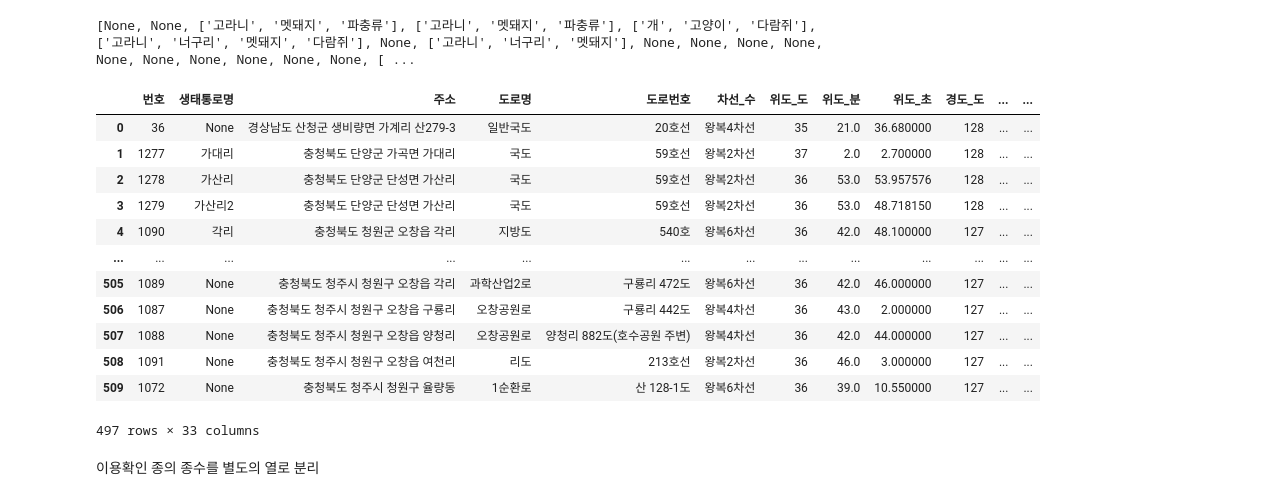
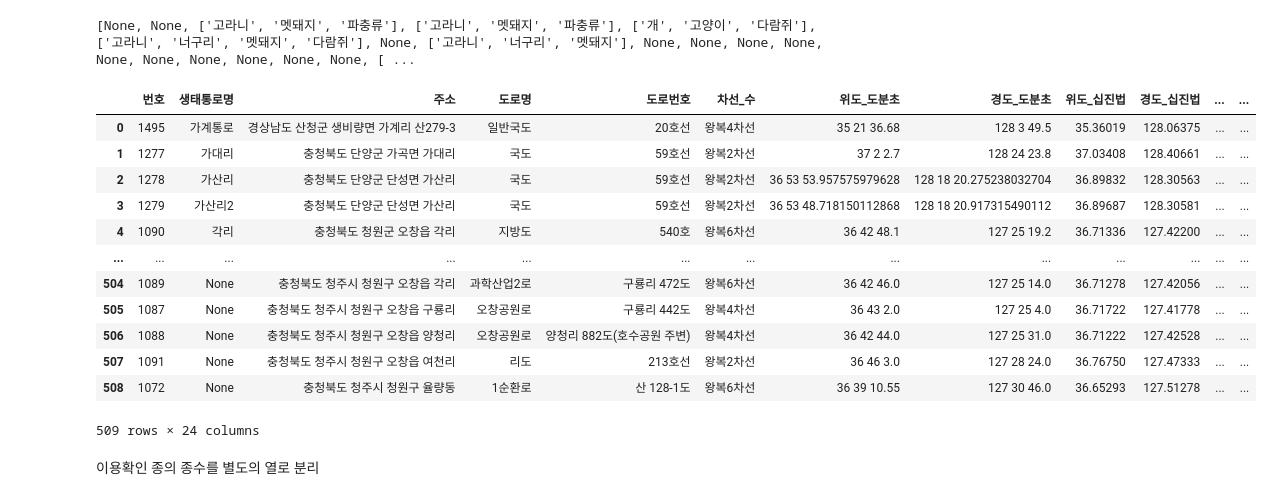
Before and after one commit to HKLeeeee/datacampus_dao, a Jupyter notebook: preprocessing/생태통로 정성지표 라벨링.ipynb, the cells around one changed output. Saved outputs shown, nothing was run; the diff lists cells and outputs as text; code cells hidden in the pictures.

```diff
--- a/preprocessing/생태통로 정성지표 라벨링.ipynb
+++ b/preprocessing/생태통로 정성지표 라벨링.ipynb
@@ -22,6 +23,6 @@ def load_data_from_rds(tabel_name):
   df = pd.read_sql(sql, db_connection)
   return df
 # %%
-df = load_data_from_rds('Re_Main_승현')
+df = load_data_from_rds('MainData_현수')
 df
 # %% [output]
@@ -84,7 +85,7 @@ col
 # %% [markdown]
 # 이용확인종 문자열 처리
 # %%
-monitored = df[col[-2]].to_list()
+monitored = df[col[-5]].to_list()
 # %%
 monitored = [x.split('\n') if x is not None else x for x in monitored]
 for i, m in enumerate(monitored):
@@ -96,22 +97,22 @@ print(monitored)
 # %% [output]
 [None, None, ['고라니', '멧돼지', '파충류'], ['고라니', '멧돼지', '파충류'], ['개', '고양이', '다람쥐'], ['고라니', '너구리', '멧돼지', '다람쥐'], None, ['고라니', '너구리', '멧돼지'], None, None, None, None, None, None, None, None, None, None, [ ...
 # %%
-df[col[-2]]=monitored
+df[col[-5]]=monitored
 df
 # %% [output]
-|  | 번호 | 생태통로명 | 주소 | 도로명 | 도로번호 | 차선_수 | 위도_도 | 위도_분 | 위도_초 | 경도_도 | ... | ... |
-| 0 | 36 | None | 경상남도 산청군 생비량면 가계리 산279-3 | 일반국도 | 20호선 | 왕복4차선 | 35 | 21.0 | 36.680000 | 128 | ... | ... |
-| 1 | 1277 | 가대리 | 충청북도 단양군 가곡면 가대리 | 국도 | 59호선 | 왕복2차선 | 37 | 2.0 | 2.700000 | 128 | ... | ... |
-| 2 | 1278 | 가산리 | 충청북도 단양군 단성면 가산리 | 국도 | 59호선 | 왕복2차선 | 36 | 53.0 | 53.957576 | 128 | ... | ... |
-| 3 | 1279 | 가산리2 | 충청북도 단양군 단성면 가산리 | 국도 | 59호선 | 왕복2차선 | 36 | 53.0 | 48.718150 | 128 | ... | ... |
-| 4 | 1090 | 각리 | 충청북도 청원군 오창읍 각리 | 지방도 | 540호 | 왕복6차선 | 36 | 42.0 | 48.100000 | 127 | ... | ... |
+|  | 번호 | 생태통로명 | 주소 | 도로명 | 도로번호 | 차선_수 | 위도_도분초 | 경도_도분초 | 위도_십진법 | 경도_십진법 | ... | ... |
+| 0 | 1495 | 가계통로 | 경상남도 산청군 생비량면 가계리 산279-3 | 일반국도 | 20호선 | 왕복4차선 | 35 21 36.68 | 128 3 49.5 | 35.36019 | 128.06375 | ... | ... |
+| 1 | 1277 | 가대리 | 충청북도 단양군 가곡면 가대리 | 국도 | 59호선 | 왕복2차선 | 37 2 2.7 | 128 24 23.8 | 37.03408 | 128.40661 | ... | ... |
+| 2 | 1278 | 가산리 | 충청북도 단양군 단성면 가산리 | 국도 | 59호선 | 왕복2차선 | 36 53 53.957575979628 | 128 18 20.275238032704 | 36.89832 | 128.30563 | ... | ... |
+| 3 | 1279 | 가산리2 | 충청북도 단양군 단성면 가산리 | 국도 | 59호선 | 왕복2차선 | 36 53 48.718150112868 | 128 18 20.917315490112 | 36.89687 | 128.30581 | ... | ... |
+| 4 | 1090 | 각리 | 충청북도 청원군 오창읍 각리 | 지방도 | 540호 | 왕복6차선 | 36 42 48.1 | 127 25 19.2 | 36.71336 | 127.42200 | ... | ... |
 | ... | ... | ... | ... | ... | ... | ... | ... | ... | ... | ... | ... | ... |
-| 505 | 1089 | None | 충청북도 청주시 청원구 오창읍 각리 | 과학산업2로 | 구룡리 472도 | 왕복6차선 | 36 | 42.0 | 46.000000 | 127 | ... | ... |
-| 506 | 1087 | None | 충청북도 청주시 청원구 오창읍 구룡리 | 오창공원로 | 구룡리 442도 | 왕복4차선 | 36 | 43.0 | 2.000000 | 127 | ... | ... |
-| 507 | 1088 | None | 충청북도 청주시 청원구 오창읍 양청리 | 오창공원로 | 양청리 882도(호수공원 주변) | 왕복4차선 | 36 | 42.0 | 44.000000 | 127 | ... | ... |
-| 508 | 1091 | None | 충청북도 청주시 청원구 오창읍 여천리 | 리도 | 213호선 | 왕복2차선 | 36 | 46.0 | 3.000000 | 127 | ... | ... |
-| 509 | 1072 | None | 충청북도 청주시 청원구 율량동 | 1순환로 | 산 128-1도 | 왕복6차선 | 36 | 39.0 | 10.550000 | 127 | ... | ... |
+| 504 | 1089 | None | 충청북도 청주시 청원구 오창읍 각리 | 과학산업2로 | 구룡리 472도 | 왕복6차선 | 36 42 46.0 | 127 25 14.0 | 36.71278 | 127.42056 | ... | ... |
+| 505 | 1087 | None | 충청북도 청주시 청원구 오창읍 구룡리 | 오창공원로 | 구룡리 442도 | 왕복4차선 | 36 43 2.0 | 127 25 4.0 | 36.71722 | 127.41778 | ... | ... |
+| 506 | 1088 | None | 충청북도 청주시 청원구 오창읍 양청리 | 오창공원로 | 양청리 882도(호수공원 주변) | 왕복4차선 | 36 42 44.0 | 127 25 31.0 | 36.71222 | 127.42528 | ... | ... |
+| 507 | 1091 | None | 충청북도 청주시 청원구 오창읍 여천리 | 리도 | 213호선 | 왕복2차선 | 36 46 3.0 | 127 28 24.0 | 36.76750 | 127.47333 | ... | ... |
+| 508 | 1072 | None | 충청북도 청주시 청원구 율량동 | 1순환로 | 산 128-1도 | 왕복6차선 | 36 39 10.55 | 127 30 46.0 | 36.65293 | 127.51278 | ... | ... |
-497 rows × 33 columns
+509 rows × 24 columns
 # %% [markdown]
 이용확인 종의 종수를 별도의 열로 분리
 # %%
```
Also changed, not shown: parts of 34 cells of this notebook, 2 other files.
